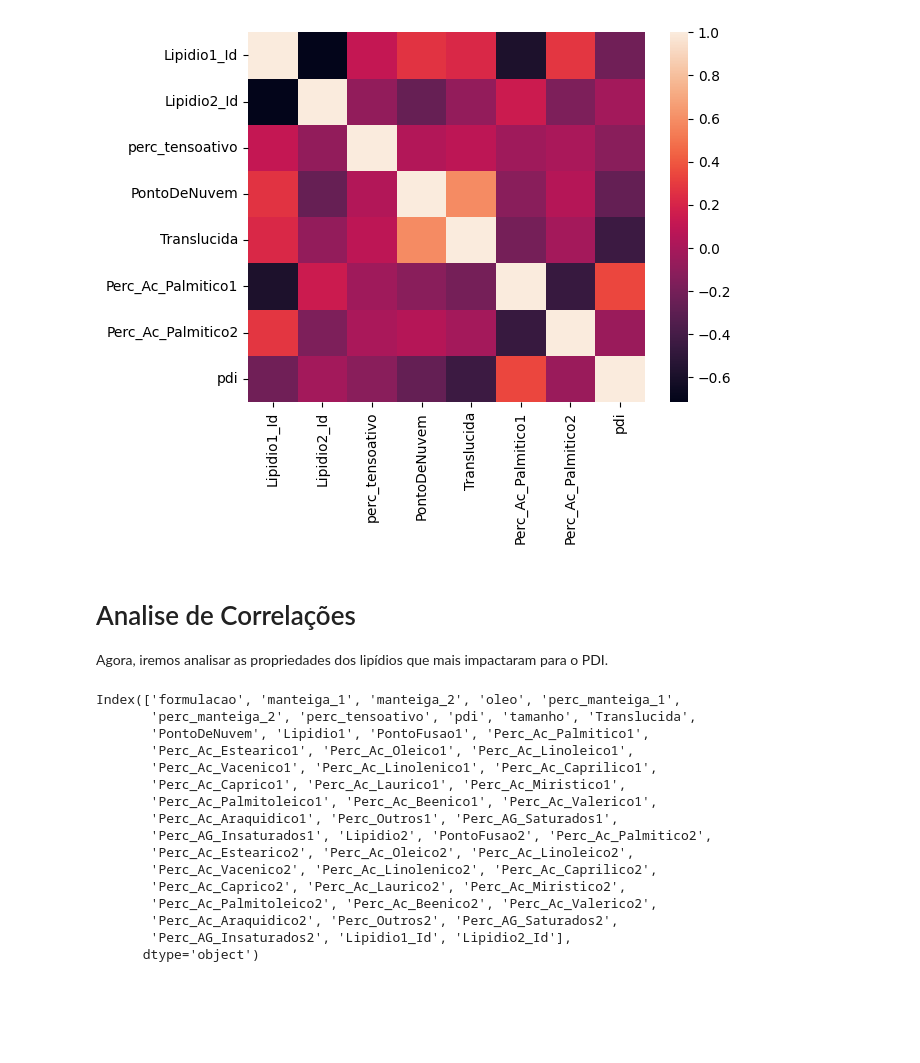
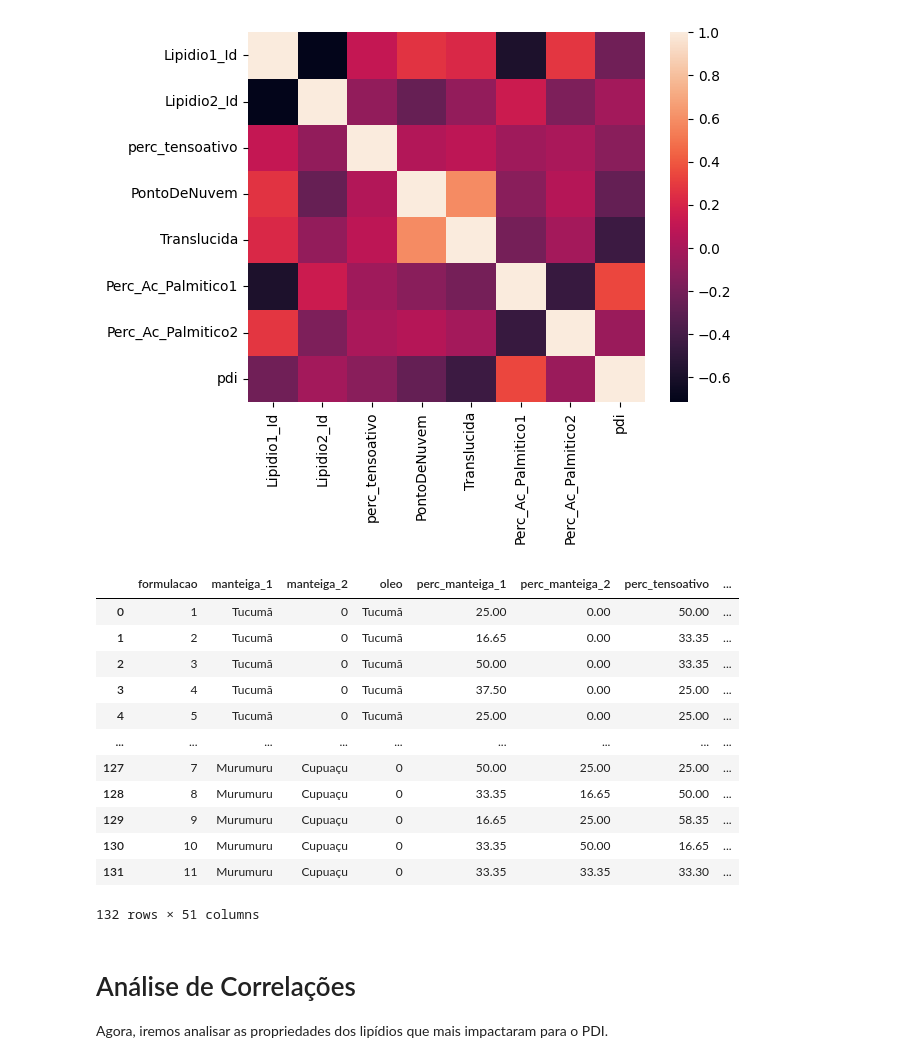
Before and after one commit to brfiso/PyNanoEmulsion, a Jupyter notebook: AnaliseFormulacoes.ipynb, the cells around one changed output. Saved outputs shown, nothing was run; the diff lists cells and outputs as text; code cells hidden in the pictures; blank space fills up the shorter version.

```diff
--- a/AnaliseFormulacoes.ipynb
+++ b/AnaliseFormulacoes.ipynb
@@ -137,25 +137,22 @@ sns.heatmap(df[['Lipidio1_Id', 'Lipidio2_Id', 'perc_tensoativo', 'PontoDeNuvem',
 # %% [output]
 <Axes: >
 [figure]
+# %%
+df
+# %% [output]
+|  | formulacao | manteiga_1 | manteiga_2 | oleo | perc_manteiga_1 | perc_manteiga_2 | perc_tensoativo | ... |
+| 0 | 1 | Tucumã | 0 | Tucumã | 25.00 | 0.00 | 50.00 | ... |
+| 1 | 2 | Tucumã | 0 | Tucumã | 16.65 | 0.00 | 33.35 | ... |
+| 2 | 3 | Tucumã | 0 | Tucumã | 50.00 | 0.00 | 33.35 | ... |
+| 3 | 4 | Tucumã | 0 | Tucumã | 37.50 | 0.00 | 25.00 | ... |
+| 4 | 5 | Tucumã | 0 | Tucumã | 25.00 | 0.00 | 25.00 | ... |
+| ... | ... | ... | ... | ... | ... | ... | ... | ... |
+| 127 | 7 | Murumuru | Cupuaçu | 0 | 50.00 | 25.00 | 25.00 | ... |
+| 128 | 8 | Murumuru | Cupuaçu | 0 | 33.35 | 16.65 | 50.00 | ... |
+| 129 | 9 | Murumuru | Cupuaçu | 0 | 16.65 | 25.00 | 58.35 | ... |
+| 130 | 10 | Murumuru | Cupuaçu | 0 | 33.35 | 50.00 | 16.65 | ... |
+| 131 | 11 | Murumuru | Cupuaçu | 0 | 33.35 | 33.35 | 33.30 | ... |
+132 rows × 51 columns
 # %% [markdown]
-# Analise de Correlações
+# Análise de Correlações
 Agora, iremos analisar as propriedades dos lipídios que mais impactaram para o PDI.
-# %%
-df.columns
-# %% [output]
-Index(['formulacao', 'manteiga_1', 'manteiga_2', 'oleo', 'perc_manteiga_1',
-       'perc_manteiga_2', 'perc_tensoativo', 'pdi', 'tamanho', 'Translucida',
-       'PontoDeNuvem', 'Lipidio1', 'PontoFusao1', 'Perc_Ac_Palmitico1',
-       'Perc_Ac_Estearico1', 'Perc_Ac_Oleico1', 'Perc_Ac_Linoleico1',
-       'Perc_Ac_Vacenico1', 'Perc_Ac_Linolenico1', 'Perc_Ac_Caprilico1',
-       'Perc_Ac_Caprico1', 'Perc_Ac_Laurico1', 'Perc_Ac_Miristico1',
-       'Perc_Ac_Palmitoleico1', 'Perc_Ac_Beenico1', 'Perc_Ac_Valerico1',
-       'Perc_Ac_Araquidico1', 'Perc_Outros1', 'Perc_AG_Saturados1',
-       'Perc_AG_Insaturados1', 'Lipidio2', 'PontoFusao2', 'Perc_Ac_Palmitico2',
-       'Perc_Ac_Estearico2', 'Perc_Ac_Oleico2', 'Perc_Ac_Linoleico2',
-       'Perc_Ac_Vacenico2', 'Perc_Ac_Linolenico2', 'Perc_Ac_Caprilico2',
-       'Perc_Ac_Caprico2', 'Perc_Ac_Laurico2', 'Perc_Ac_Miristico2',
-       'Perc_Ac_Palmitoleico2', 'Perc_Ac_Beenico2', 'Perc_Ac_Valerico2',
-       'Perc_Ac_Araquidico2', 'Perc_Outros2', 'Perc_AG_Saturados2',
-       'Perc_AG_Insaturados2', 'Lipidio1_Id', 'Lipidio2_Id'],
-      dtype='object')
```
Also changed, not shown: parts of 5 cells of this notebook.
